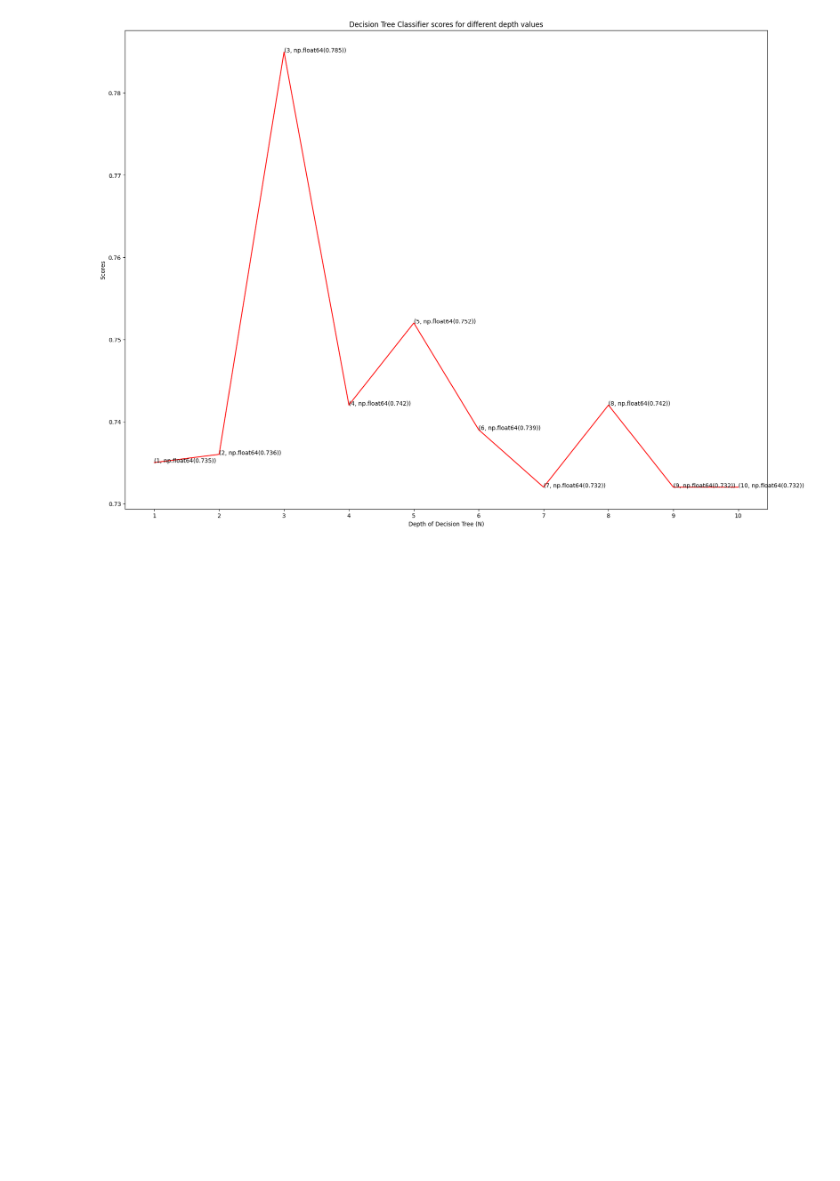
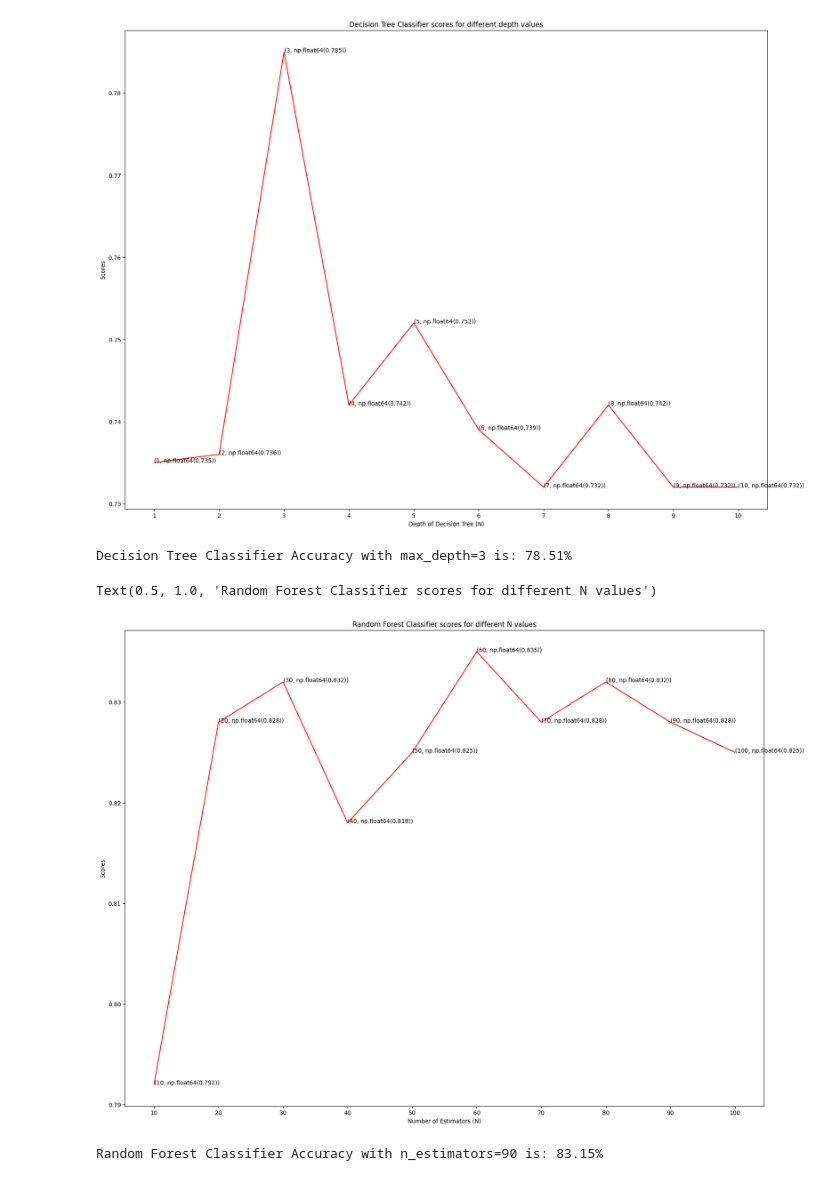
Before and after one commit to ChaitanyaBadukale777/Heart-Disease-Prediction-ML-Project, a Jupyter notebook: Heart Disease Prediction.ipynb, the cells around one changed output. Drawn from its saved outputs; the diff is of its cells as text; code cells hidden in the pictures; blank space fills up the shorter version.

```diff
--- a/Heart Disease Prediction.ipynb
+++ b/Heart Disease Prediction.ipynb
@@ -244,3 +244,10 @@ plt.title('Decision Tree Classifier scores for different depth values')
 # %% [output]
 Text(0.5, 1.0, 'Decision Tree Classifier scores for different depth values')
 [figure]
+# %%
+# Training the decision tree classifier model with max_depth value as 3
+decision_classifier = DecisionTreeClassifier(max_depth=3)
+cvs_scores = cross_val_score(decision_classifier, X, y, cv=10)
+print("Decision Tree Classifier Accuracy with max_depth=3 is: {}%".format(round(cvs_scores.mean(), 4)*100))
+# %% [output]
+Decision Tree Classifier Accuracy with max_depth=3 is: 78.51%
@@ -246,0 +259,27 @@ Text(0.5, 1.0, 'Decision Tree Classifier scores for different depth values')
+# %%
+# Finding the best accuracy for random forest algorithm using cross_val_score
+forest_scores = []
+for i in range(10, 101, 10):
+  forest_classifier = RandomForestClassifier(n_estimators=i)
+  cvs_scores = cross_val_score(forest_classifier, X, y, cv=5)
+  forest_scores.append(round(cvs_scores.mean(),3))
+# %%
+# Plotting the results of forest_scores
+plt.figure(figsize=(20,15))
+plt.plot([n for n in range(10, 101, 10)], forest_scores, color = 'red')
+for i in range(1,11):
+    plt.text(i*10, forest_scores[i-1], (i*10, forest_scores[i-1]))
+plt.xticks([i for i in range(10, 101, 10)])
+plt.xlabel('Number of Estimators (N)')
+plt.ylabel('Scores')
+plt.title('Random Forest Classifier scores for different N values')
+# %% [output]
+Text(0.5, 1.0, 'Random Forest Classifier scores for different N values')
+[figure, added]
+# %%
+# Training the random forest classifier model with n value as 90
+forest_classifier = RandomForestClassifier(n_estimators=90)
+cvs_scores = cross_val_score(forest_classifier, X, y, cv=5)
+print("Random Forest Classifier Accuracy with n_estimators=90 is: {}%".format(round(cvs_scores.mean(), 4)*100))
+# %% [output]
+Random Forest Classifier Accuracy with n_estimators=90 is: 83.15%
```
Also changed, not shown: parts of 1 cell of this notebook.
